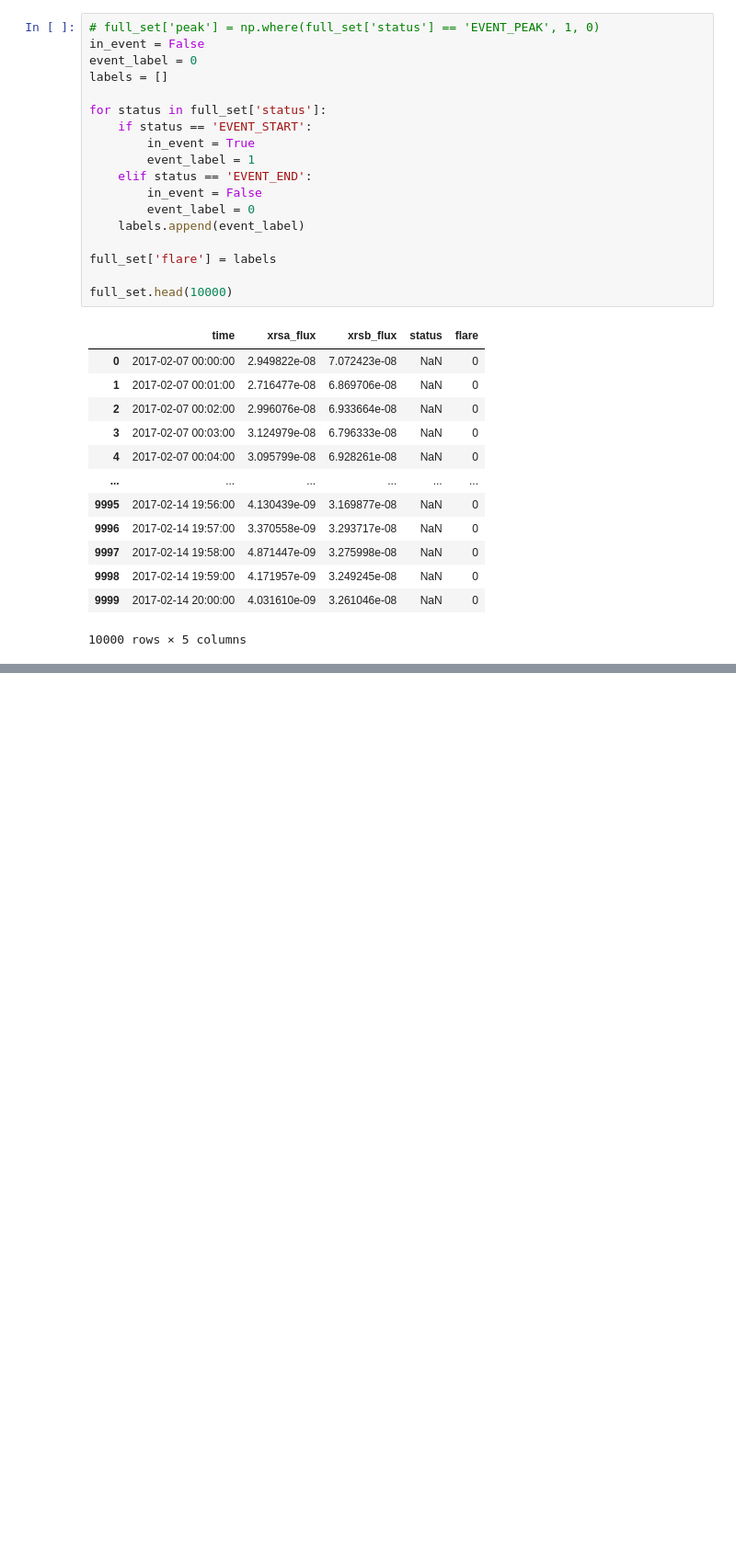
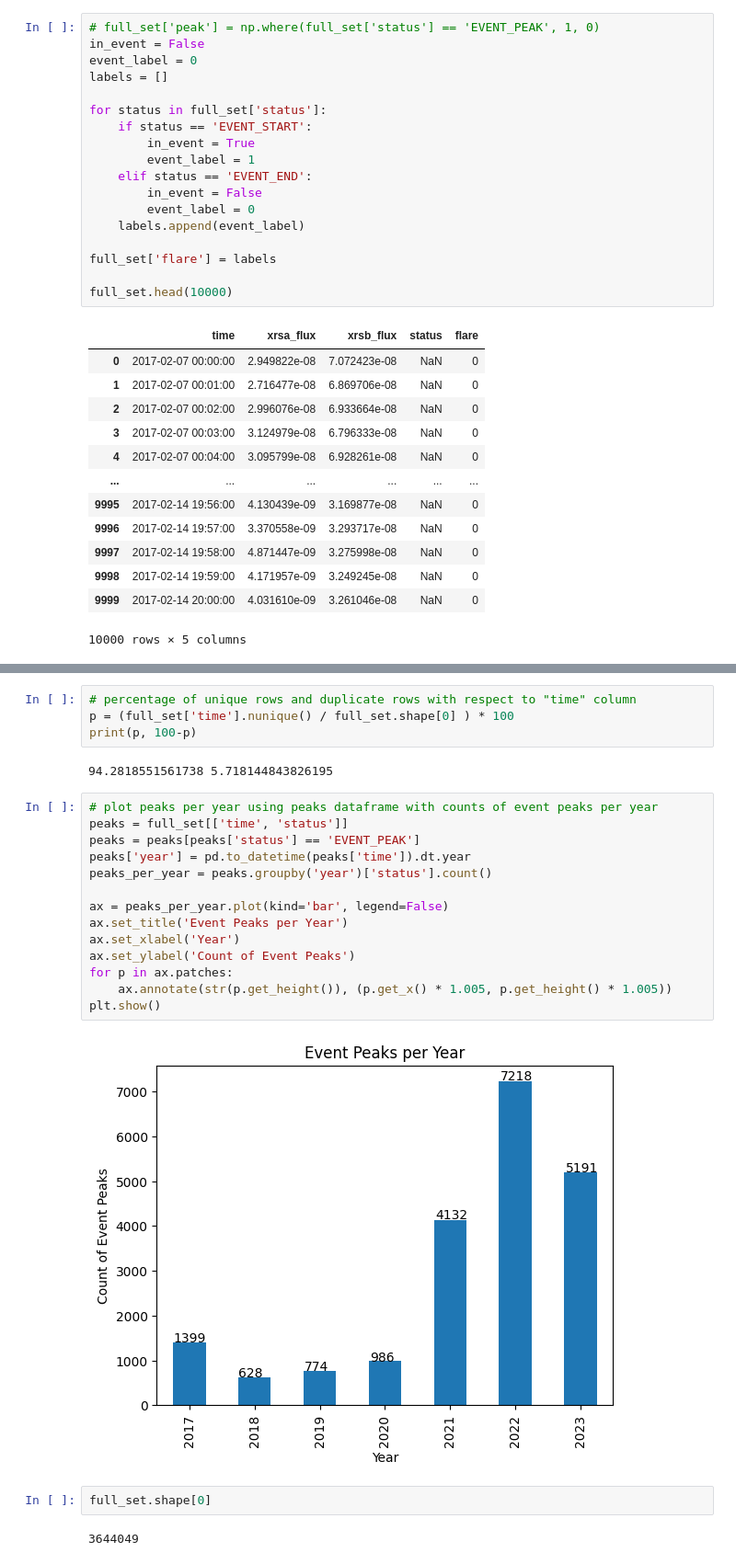
Before and after one commit to FNeffati/PDS, a Jupyter notebook: machine_learning.ipynb, the cells around one changed output, grey strips where cells are left out. Shown: that part at 92% size. Saved outputs shown, nothing was run; the diff lists cells and outputs as text; blank space fills up the shorter version.

```diff
--- a/machine_learning.ipynb
+++ b/machine_learning.ipynb
@@ -50,0 +102,26 @@ full_set.head(10000)
+# %%
+# percentage of unique rows and duplicate rows with respect to "time" column
+p = (full_set['time'].nunique() / full_set.shape[0] ) * 100
+print(p, 100-p)
+# %% [output]
+94.2818551561738 5.718144843826195
+# %%
+# plot peaks per year using peaks dataframe with counts of event peaks per year
+peaks = full_set[['time', 'status']]
+peaks = peaks[peaks['status'] == 'EVENT_PEAK']
+peaks['year'] = pd.to_datetime(peaks['time']).dt.year
+peaks_per_year = peaks.groupby('year')['status'].count()
+
+ax = peaks_per_year.plot(kind='bar', legend=False)
+ax.set_title('Event Peaks per Year')
+ax.set_xlabel('Year')
+ax.set_ylabel('Count of Event Peaks')
+for p in ax.patches:
+    ax.annotate(str(p.get_height()), (p.get_x() * 1.005, p.get_height() * 1.005))
+plt.show()
+# %% [output]
+[figure, added]
+# %%
+full_set.shape[0]
+# %% [output]
+3644049
```
Also changed, not shown: parts of 4 cells of this notebook.
